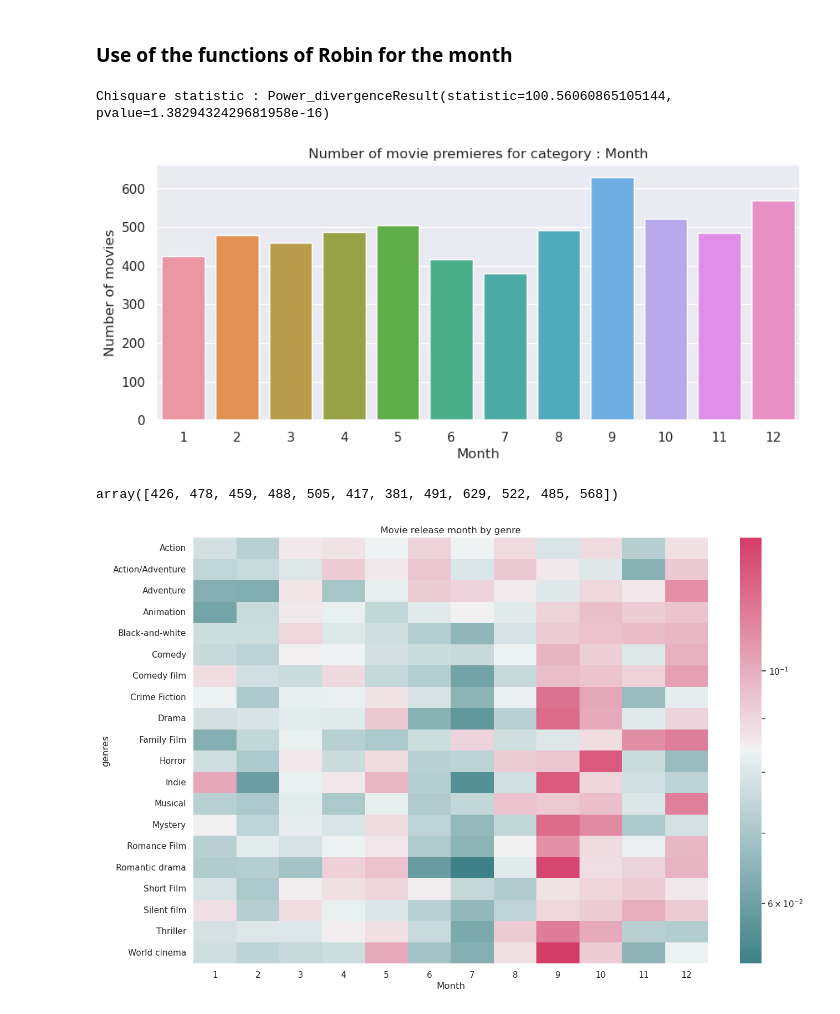
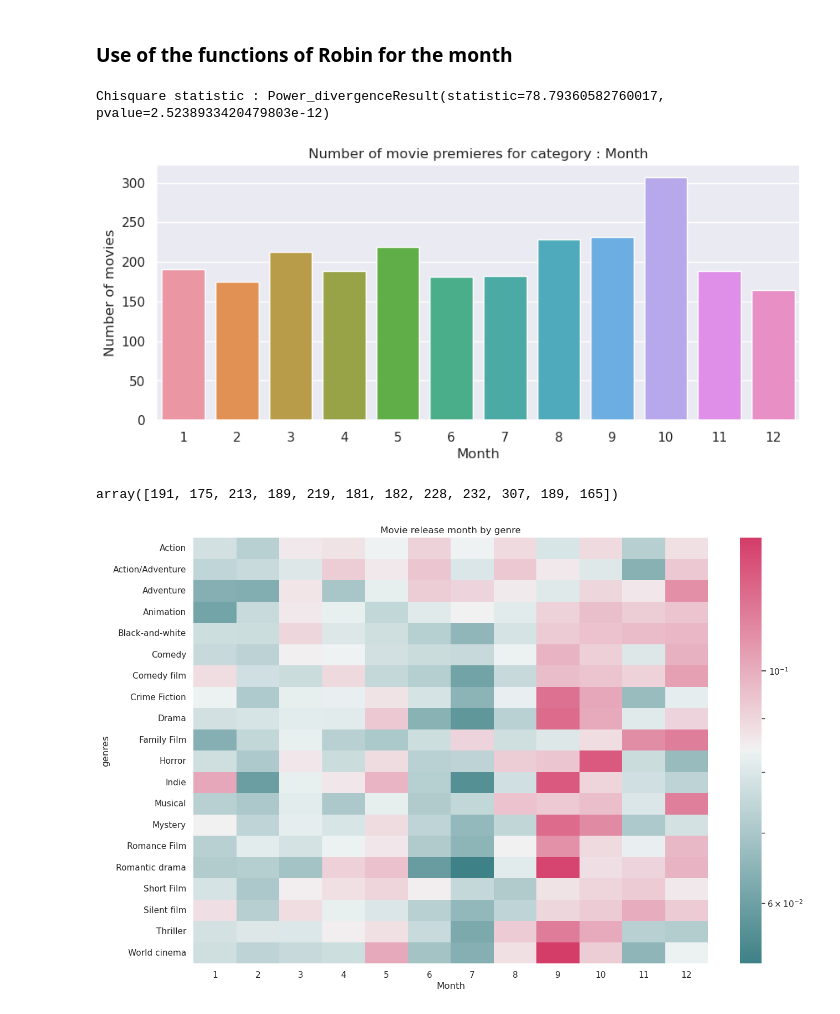
Before and after one commit to epfl-ada/ada-2023-project-deapdatadestroyers, a Jupyter notebook: data_movie_analysis.ipynb, the cells around one changed output. Cells and saved outputs as stored; diff of their text form; code cells hidden in the pictures.

```diff
--- a/data_movie_analysis.ipynb
+++ b/data_movie_analysis.ipynb
@@ -269,14 +262,14 @@ def count_var(df, var, show_graph=True, show_chisquare=True):
 
     return var_values
 # %%
-genre = 'Romance Film'
+genre = 'Horror'
 genre_movie = df_group_genres.get_group(genre)
 
 count_var(genre_movie, 'Month')
 # %% [output]
-Chisquare statistic : Power_divergenceResult(statistic=100.56060865105144, pvalue=1.3829432429681958e-16)
+Chisquare statistic : Power_divergenceResult(statistic=78.79360582760017, pvalue=2.5238933420479803e-12)
-[figure, old version]
+[figure, new version]
-array([426, 478, 459, 488, 505, 417, 381, 491, 629, 522, 485, 568])
+array([191, 175, 213, 189, 219, 181, 182, 228, 232, 307, 189, 165])
 # %%
 # Get the top 10 genres based on the count.
 top_genres = df_full_genres['genres'].value_counts().nlargest(20).index
```
Also changed, not shown: parts of 5 cells of this notebook.
